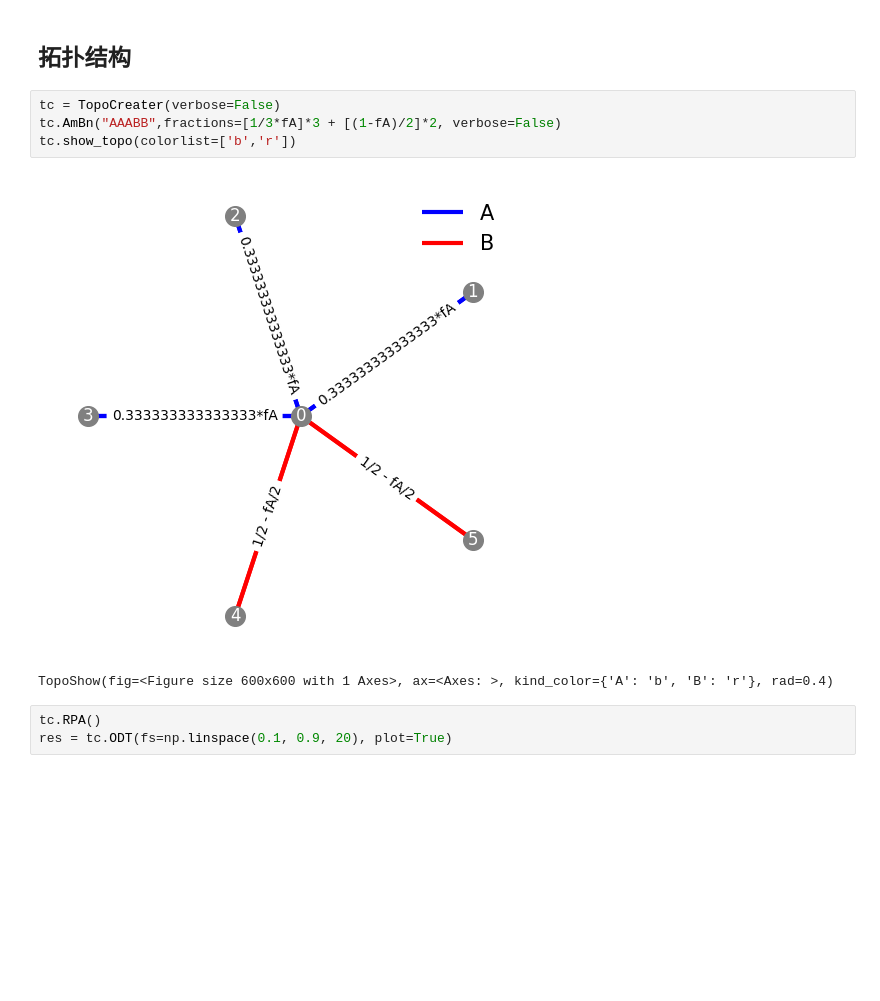
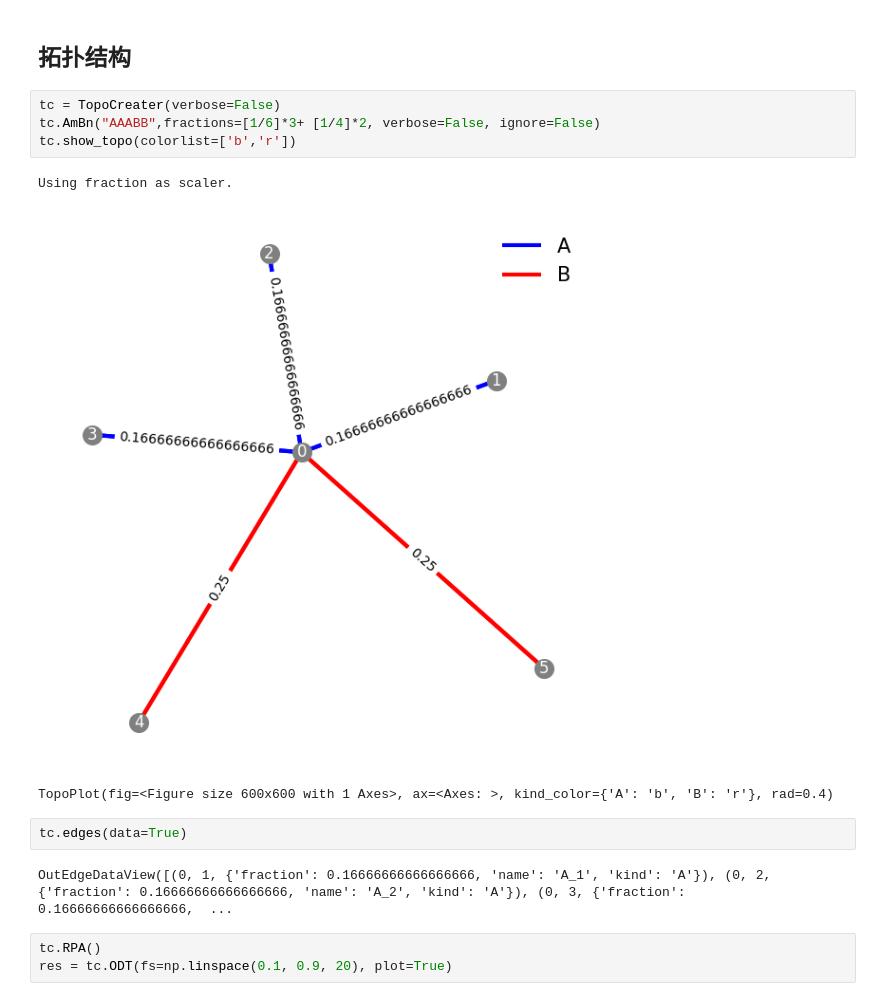
Before and after one commit to KangruiYuan/SimuBox, a Jupyter notebook: Demos/Scripts.ipynb, the cells around one changed output. Saved outputs shown, nothing was run; the diff lists cells and outputs as text; blank space fills up the shorter version.

Commit message:
feat topo autoscale

```diff
--- a/Demos/Scripts.ipynb
+++ b/Demos/Scripts.ipynb
@@ -12,11 +12,16 @@ import numpy as np
 ## 拓扑结构
 # %%
 tc = TopoCreater(verbose=False)
-tc.AmBn("AAABB",fractions=[1/3*fA]*3 + [(1-fA)/2]*2, verbose=False)
+tc.AmBn("AAABB",fractions=[1/6]*3+ [1/4]*2, verbose=False, ignore=False)
 tc.show_topo(colorlist=['b','r'])
 # %% [output]
+Using fraction as scaler.
-[figure, old version]
+[figure, new version]
-TopoShow(fig=<Figure size 600x600 with 1 Axes>, ax=<Axes: >, kind_color={'A': 'b', 'B': 'r'}, rad=0.4)
+TopoPlot(fig=<Figure size 600x600 with 1 Axes>, ax=<Axes: >, kind_color={'A': 'b', 'B': 'r'}, rad=0.4)
+# %%
+tc.edges(data=True)
+# %% [output]
+OutEdgeDataView([(0, 1, {'fraction': 0.16666666666666666, 'name': 'A_1', 'kind': 'A'}), (0, 2, {'fraction': 0.16666666666666666, 'name': 'A_2', 'kind': 'A'}), (0, 3, {'fraction': 0.16666666666666666,  ...
 # %%
 tc.RPA()
 res = tc.ODT(fs=np.linspace(0.1, 0.9, 20), plot=True)
```
Also changed, not shown: 3 other files.
